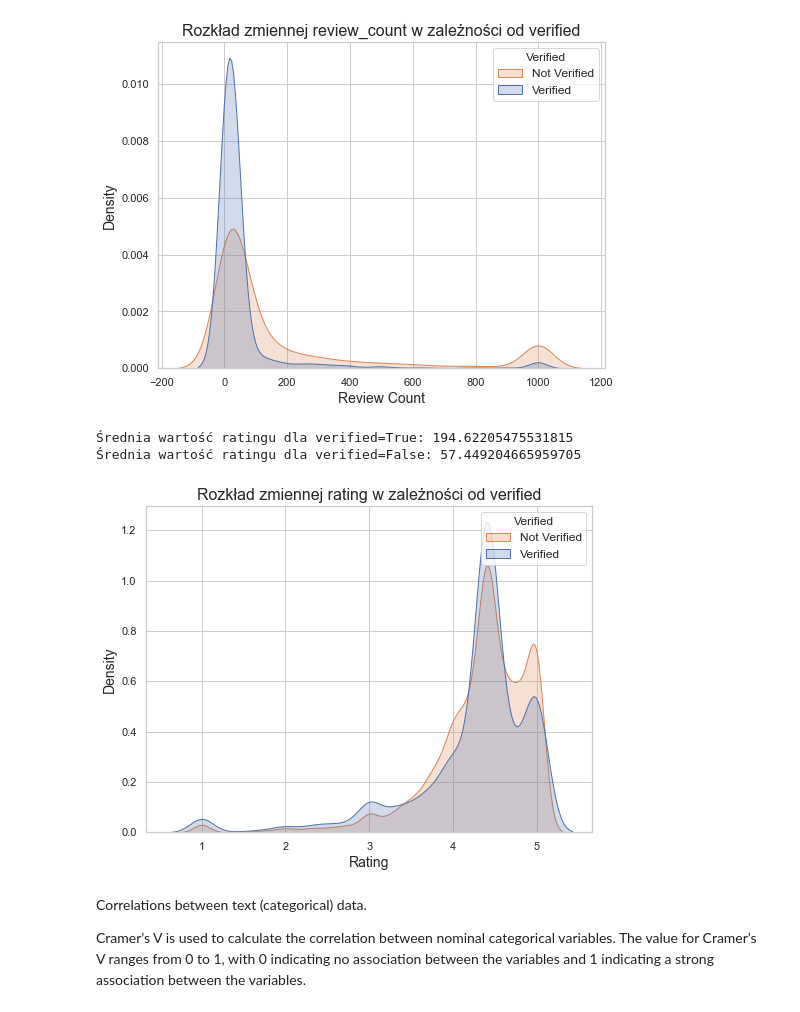
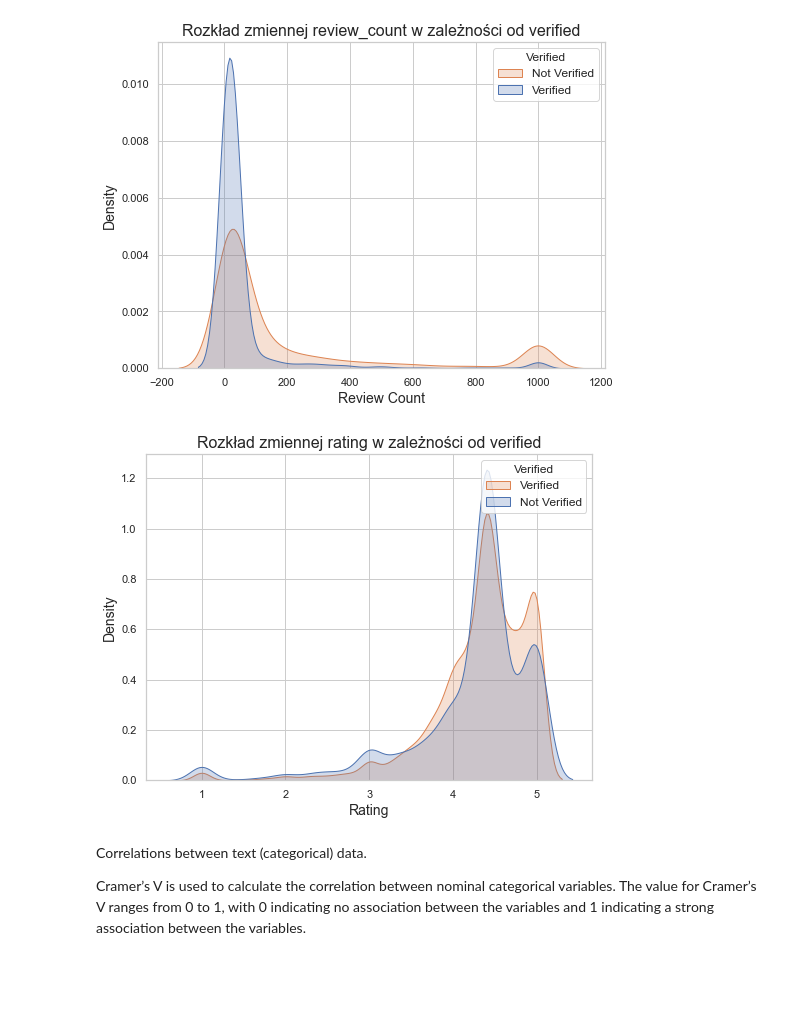
Before and after one commit to kowalskihubert/Google-Places-Clustering, a Jupyter notebook: google_places_EDA.ipynb, the cells around one changed output. Drawn from its saved outputs; the diff is of its cells as text; code cells hidden in the pictures; blank space fills up the shorter version.

Commit message:
fix kde plots

```diff
--- a/google_places_EDA.ipynb
+++ b/google_places_EDA.ipynb
@@ -552,28 +552,19 @@ plt.legend(title='Verified', labels=['Not Verified', 'Verified'], fontsize=12)
 plt.show()
 # %% [output]
 [figure]
-# %%
-verified_true_mean = data[data['verified'] == True]['review_count'].mean()
-verified_false_mean = data[data['verified'] == False]['review_count'].mean()
-
-print("Średnia wartość ratingu dla verified=True:", verified_true_mean)
-print("Średnia wartość ratingu dla verified=False:", verified_false_mean)
-# %% [output]
-Średnia wartość ratingu dla verified=True: 194.62205475531815
-Średnia wartość ratingu dla verified=False: 57.449204665959705
 # %%
 sns.set(style="whitegrid")
 
 # Stworzenie wykresu dystrybucji
 plt.figure(figsize=(8, 6))
 sns.kdeplot(data=data, x='rating', hue='verified', fill=True, common_norm=False)
 plt.title('Rozkład zmiennej rating w zależności od verified', fontsize=16)
 plt.xlabel('Rating', fontsize=14)
 plt.ylabel('Density', fontsize=14)
-plt.legend(title='Verified', labels=['Not Verified', 'Verified'], fontsize=12)
+plt.legend(title='Verified', labels=['Verified','Not Verified'], fontsize=12)
 plt.show()
 # %% [output]
-[figure, old version]
+[figure, new version]
 # %% [markdown]
 Correlations between text (categorical) data.
 </br>
```
Also changed, not shown: parts of 1 cell of this notebook.
